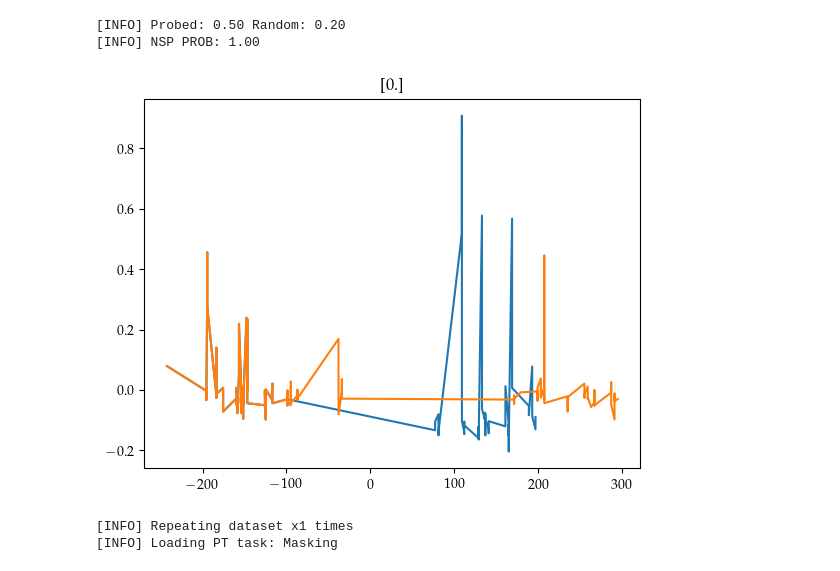
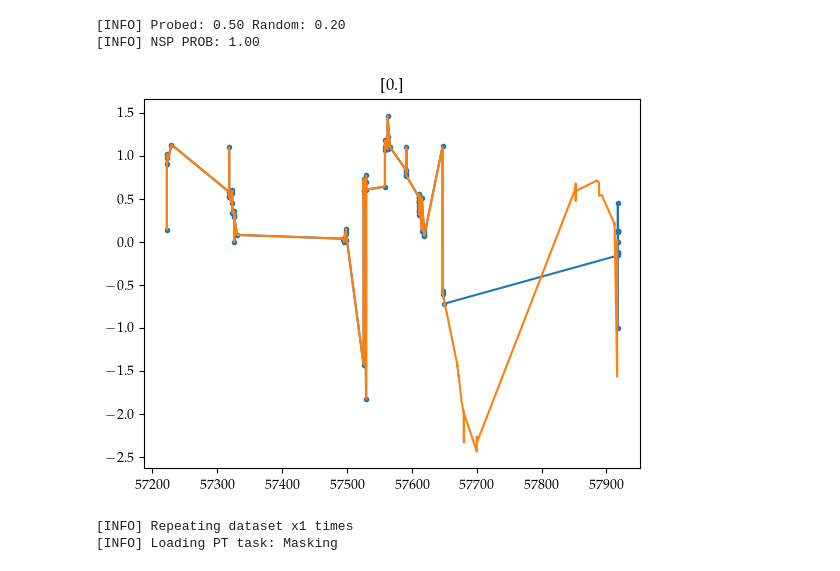
Before and after one commit to cridonoso/astromer, a Jupyter notebook: presentation/notebooks/explore_ligthcurves.ipynb, the cells around one changed output. Cells and saved outputs as stored; diff of their text form; code cells hidden in the pictures.

```diff
--- a/presentation/notebooks/explore_ligthcurves.ipynb
+++ b/presentation/notebooks/explore_ligthcurves.ipynb
@@ -50,12 +50,15 @@ from src.data.nsp import randomize_v2
 # %%
 for x in loader.take(1):
     out = randomize_v2(x, nsp_prob=1.)
     plt.title('{}'.format(out['nsp_label'][0]))
-    plt.plot(out['nsp_input'][0, :, 0], out['nsp_input'][0, :, 1])
 
-    plt.plot(out['input'][0, :, 0], out['input'][0, :, 1])
+    x_nsp = tf.boolean_mask(out['nsp_input'][0], out['nsp_pad_mask'][0])
+    x_ori = tf.boolean_mask(out['input'][0], out['mask'][0])
+
+    plt.plot(x_nsp[:, 0], x_nsp[:, 1], marker='.')
+    plt.plot(x_ori[:, 0], x_ori[:, 1])
 # %% [output]
-[figure, old version]
+[figure, new version]
 # %%
 for x, y in loader.take(1):
     print(y.keys())
```
Also changed, not shown: 3 other files.
